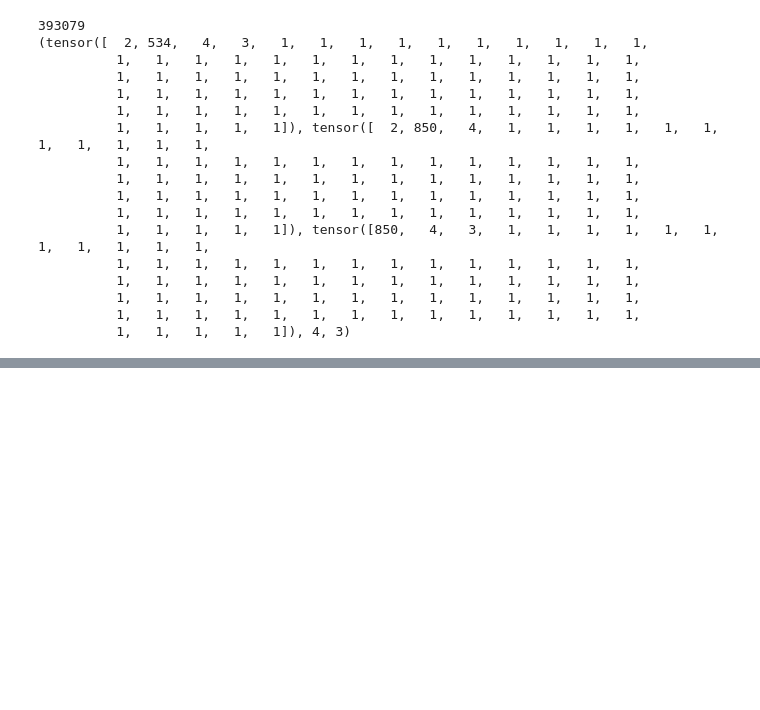
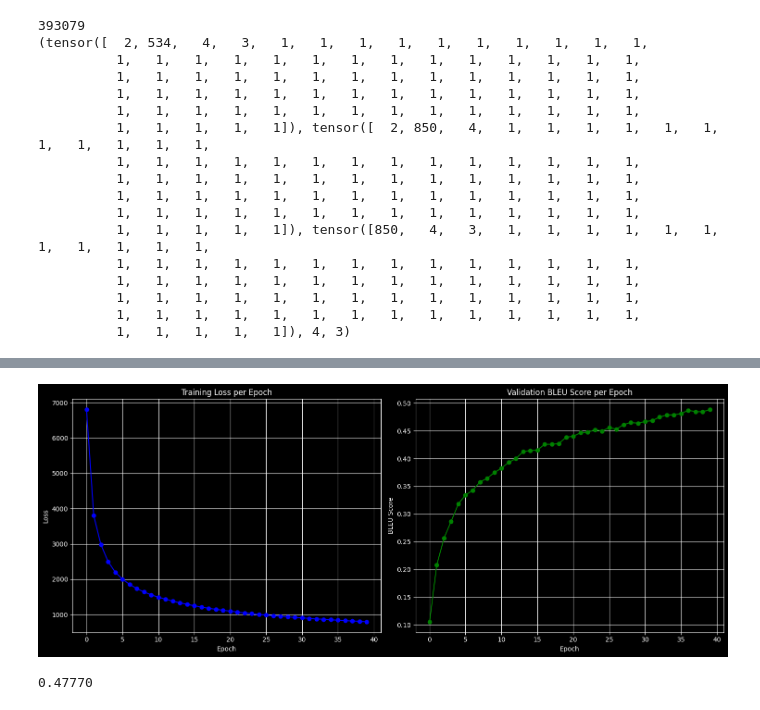
Before and after one commit to Nebu1ea/Mini-Transformer-ja-en, a Jupyter notebook: train.ipynb, the cells around one changed output, grey strips where cells are left out. Saved outputs shown, nothing was run; the diff lists cells and outputs as text; code cells hidden in the pictures; blank space fills up the shorter version.

```diff
--- a/train.ipynb
+++ b/train.ipynb
@@ -225,11 +222,13 @@ print(len(ValidDataset))
 
 from torch.utils.data import random_split
 
-TrainSize = int(0.8*len(FullDataset))    #转为整数
-ValidSize = len(FullDataset) - TrainSize
+total_size = len(FullDataset)
+valid_size = 5000
+test_size = 3000
+train_size = total_size - valid_size - test_size
 
 generator = torch.Generator().manual_seed(114514)
-TrainDataset, ValidDataset = random_split(FullDataset, [TrainSize, ValidSize], generator)
+TrainDataset, ValidDataset, TestDataset = random_split(FullDataset, [train_size, valid_size, test_size], generator)
 
 print(len(TrainDataset))
 print(len(ValidDataset))
@@ -238,0 +259,7 @@ print(len(ValidDataset))
+# %%
+Encoder = TransformerEncoder.TransformerEncoder(vocab_size=JaVocabLen, d_model=d_model, layers=layers, num_heads=num_heads, d_ff=d_ff, dropout=dropout).to(device = device)
+Decoder = TransformerDecoder.TransformerDecoder(vocab_size=EnVocabLen, d_model=d_model, layers=layers, num_heads=num_heads, d_ff=d_ff, dropout=dropout).to(device = device)
+
+# 创建dataset的时候数据集已经打乱过了
+TrainDataLoader = DataLoader(TrainDataset, batch_size=batch_size, shuffle=False, num_workers=0)
+ValidDataLoader = DataLoader(ValidDataset, batch_size=batch_size, shuffle=False, num_workers=0)
@@ -238,0 +431,26 @@ print(len(ValidDataset))
+# %%
+fig, (ax1, ax2) = plt.subplots(1, 2, figsize=(15, 6))
+print(TrainLossAll)
+print(ValidBleuAll)
+# 绘制训练损失图
+ax1.plot(TrainLossAll, marker='o', linestyle='-', color='b')
+ax1.set_title('Training Loss per Epoch')
+ax1.set_xlabel('Epoch')
+ax1.set_ylabel('Loss')
+ax1.grid(True)
+
+# 绘制验证 BLEU 图
+ax2.plot(ValidBleuAll, marker='o', linestyle='-', color='g')
+ax2.set_title('Validation BLEU Score per Epoch')
+ax2.set_xlabel('Epoch')
+ax2.set_ylabel('BLEU Score')
+ax2.grid(True)
+
+# 显示图表
+plt.tight_layout()
+plt.show()
+
+# 保存图片
+fig.savefig('.//result//3//training_validation_plots.png')
+# %% [output]
+[figure, added]
@@ -238,0 +472,30 @@ print(len(ValidDataset))
+# %%
+import sys
+import Bleu
+
+TestDataLoader = DataLoader(TestDataset, batch_size=batch_size, shuffle=False, num_workers=0)
+print(len(TestDataLoader))
+
+
+NewEncoder = TransformerEncoder.TransformerEncoder(vocab_size=JaVocabLen, d_model=d_model, layers=layers, num_heads=num_heads, d_ff=d_ff, dropout=dropout).to(device = device)
+NewDecoder = TransformerDecoder.TransformerDecoder(vocab_size=EnVocabLen, d_model=d_model, layers=layers, num_heads=num_heads, d_ff=d_ff, dropout=dropout).to(device = device)
+
+
+
+
+
+
+NewEncoderPath = "result/3/Encoder.pth"
+NewDecoderPath = "result/3/Decoder.pth"
+
+
+NewEncoder.load_state_dict(torch.load(NewEncoderPath, map_location=device))
+NewDecoder.load_state_dict(torch.load(NewDecoderPath, map_location=device))
+
+
+NewBleu = Bleu.evaluate_bleu(NewEncoder, NewDecoder, TestDataLoader, EnVocab, device)
+
+
+print(f"{NewBleu:.5f}")
+# %% [output]
+0.47770
```
Also changed, not shown: parts of 10 cells of this notebook, 20 other files.
